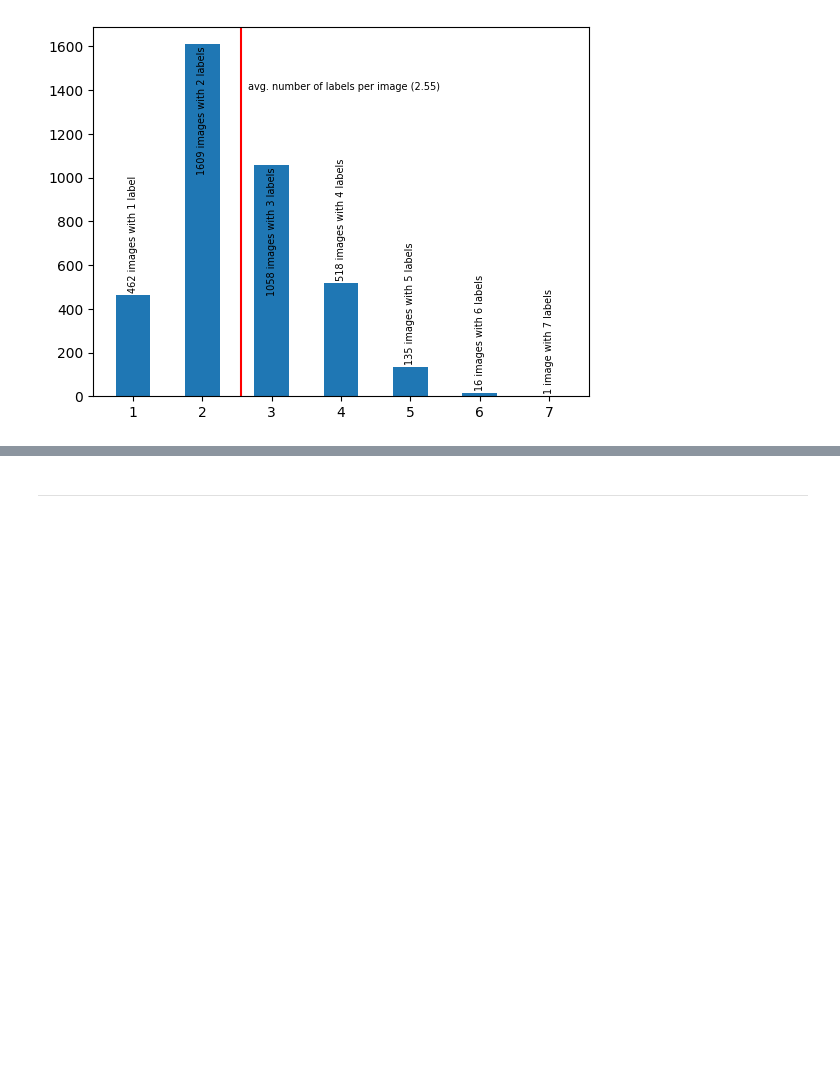
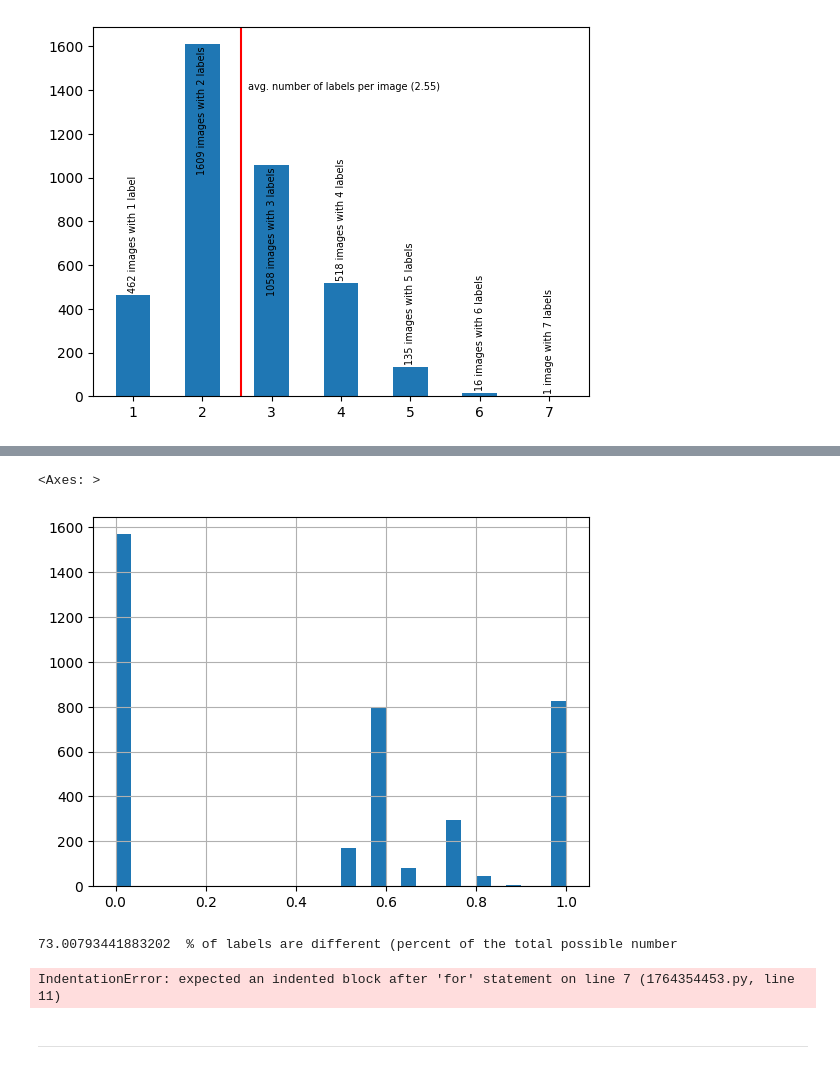
Before and after one commit to valevo/TagThePicture-AI, a Jupyter notebook: data/first-insights.ipynb, the cells around one changed output, grey strips where cells are left out. Saved outputs shown, nothing was run; the diff lists cells and outputs as text; code cells hidden in the pictures; blank space fills up the shorter version.

```diff
--- a/data/first-insights.ipynb
+++ b/data/first-insights.ipynb
@@ -139,19 +225,39 @@ len(df.groupy("image_id")
 # %%
 from collections import Counter
 def entropy(ls):
     ps = np.asarray(list(Counter(ls).values()))/len(ls)
     if len(ps) <= 1:
         return 0.0
     return - (ps*np.log2(ps)).sum()/np.log2(len(ls))
 
 ents = df.groupby("image_id").name.apply(entropy)
 
-ents.hist()#histtype="step")
+ents.hist(bins=30)#histtype="step")
 # label_variances.hist(histtype="step")
+# %% [output]
+<Axes: >
+[figure, added]
 # %%
-df.sample(1)
-
-df[df.image_id == "1402235c-3cd0-43c5-ae31-8174b7d55863"]
+print(
+    df.groupby("image_id").name.apply(lambda sub: len(sub.unique())/len(sub)).mean()*100,
+    " % of labels are different (percent of the total possible number)"
+)
+# %% [output]
+73.00793441883202  % of labels are different (percent of the total possible number
+# %%
+df.groupby("image_id").name.apply(lambda sub: (len(sub.unique()) == len(sub))
+                                             and (len(sub) > 1)
+                                             ).sum()/3799
+
+df.groupby("image_id").name.apply(lambda sub: (len(sub) > 3) and (len(sub.unique()) == 3)).sum()
+
+# for i in image_label_nums.index:
+
+
+
+diff_nums = df.groupby("image_id").name.apply(lambda sub: len(sub.unique()))
+# %% [output]
+IndentationError: expected an indented block after 'for' statement on line 7 (1764354453.py, line 11)
 # %% [markdown]
 ---
 # %%
```
Also changed, not shown: parts of 8 cells of this notebook.
